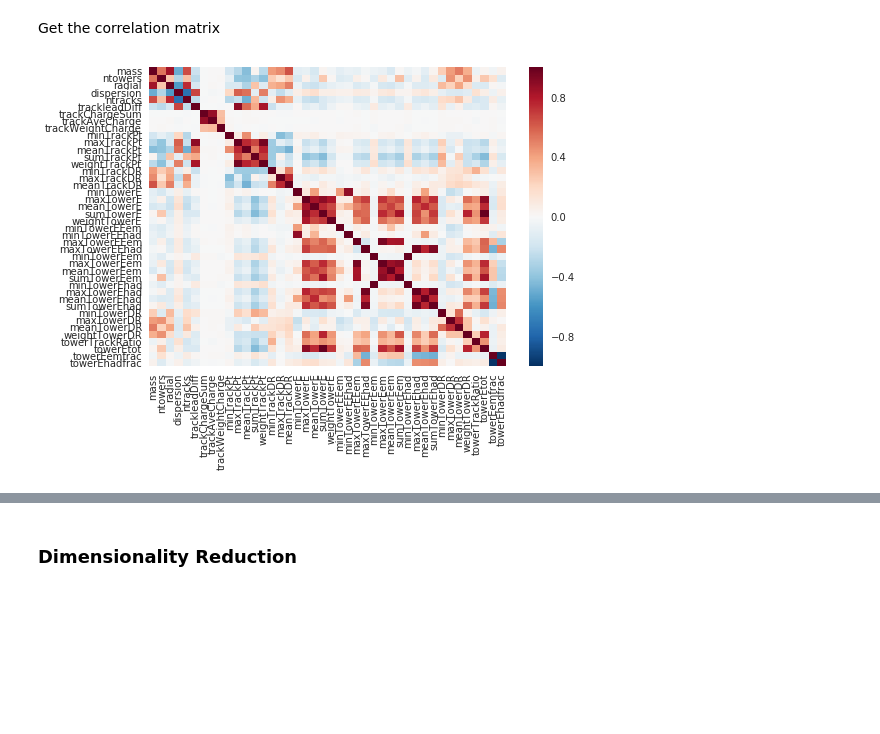
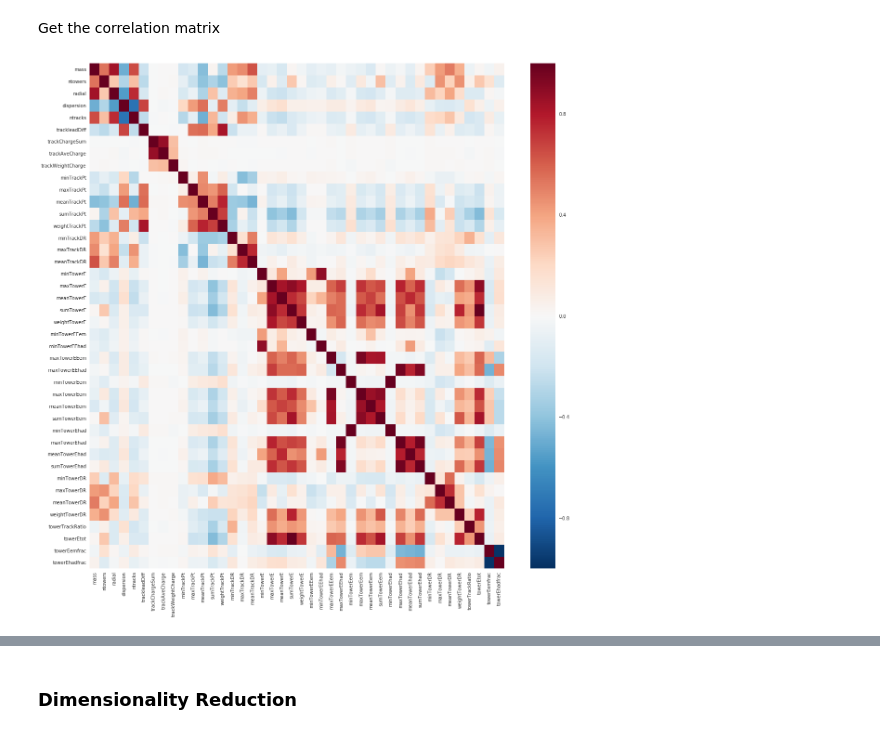
Before and after one commit to cbeiraod/LIPDataScienceSchool_2018, a Jupyter notebook: EDA.ipynb, the cells around one changed output, grey strips where cells are left out. Drawn from its saved outputs; the diff is of its cells as text; code cells hidden in the pictures; blank space fills up the shorter version.

```diff
--- a/EDA.ipynb
+++ b/EDA.ipynb
@@ -332,11 +330,12 @@ inputDataValidation = inputDataValidation.drop('isGluon',axis=1)
 Get the correlation matrix
 # %%
 corrQuarks = dfQuarks.drop('isGluon',axis=1).corr()
+sns.plt.figure(figsize=(20,20))
 sns.heatmap(corrQuarks,
             xticklabels=corrQuarks.columns.values,
             yticklabels=corrQuarks.columns.values)
 sns.plt.show()
 # %% [output]
-[figure, old version]
+[figure, new version]
 # %%
 corrGluons = dfGluons.drop('isGluon',axis=1).corr()
```
Also changed, not shown: parts of 4 cells of this notebook.
